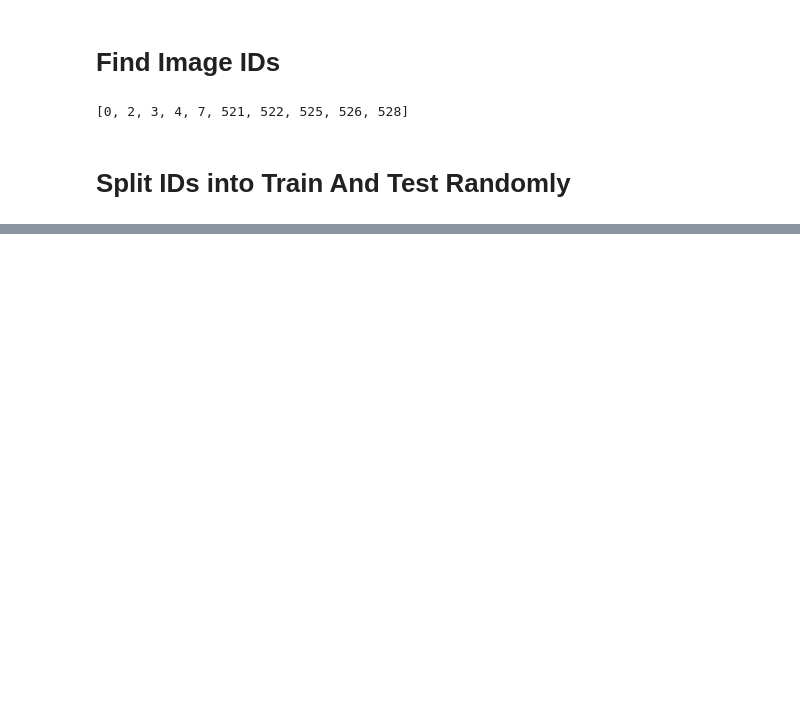
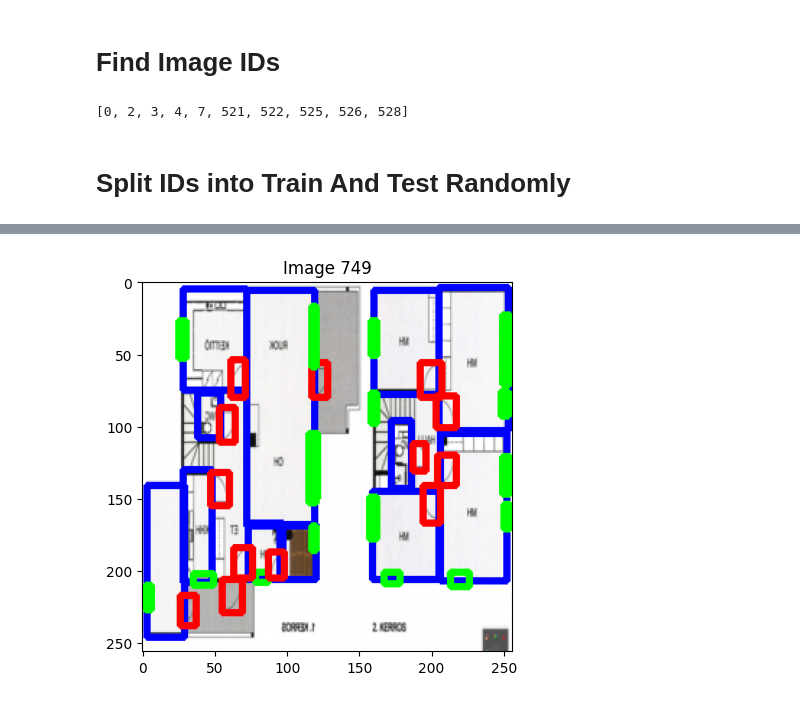
Before and after one commit to liduanken/ktp_bcu_floorplan_detection_task, a Jupyter notebook: detection.ipynb, the cells around one changed output, grey strips where cells are left out. Saved outputs shown, nothing was run; the diff lists cells and outputs as text; code cells hidden in the pictures; blank space fills up the shorter version.

Commit message:
Implement PyTorch Dataset

```diff
--- a/detection.ipynb
+++ b/detection.ipynb
@@ -94,12 +101,13 @@ img_ids[:10]
 # Split IDs into Train And Test Randomly
 # %%
 random.seed(0)
-total_samples = 6802
-img_ids = list(range(total_samples))
 random.shuffle(img_ids)
 test_ratio = 0.3
+total_samples = len(img_ids)
 num_train = round(total_samples * (1-test_ratio))
 train_ids = img_ids[:num_train]
 test_ids = img_ids[num_train:]
-train_ids[:10]
+print("total samples: %d" % len(img_ids))
+print("train samples: %d" % len(train_ids))
+print("test samples: %d" % len(test_ids))
 # %% [output]
@@ -110,0 +119,73 @@ test_ids[:10]
+# %%
+import torch
+import torchvision.transforms as transforms
+from torch.utils.data import Dataset, DataLoader
+
+transform = transforms.Compose([
+    transforms.ToTensor(),
+    transforms.Resize((256, 256))
+])
+
+class FloorplanDataset(Dataset):
+
+    def __init__(self, ids, transform=transform):
+        super().__init__()
+        self.ids = ids
+        self.transform = transform
+
+    def __len__(self) -> int:
+        return len(self.ids)
+
+    def __getitem__(self, i: int):
+
+        img_id = self.ids[i]
+        img, labels, boxes = get_data(img_id)
+        img = img / 255.0
+
+        if self.transform:
+            img = self.transform(img)
+            boxes = scale_box(boxes, width=img.shape[2], height = img.shape[1])
+
+        boxes = torch.as_tensor(boxes, dtype=torch.float32)
+        labels = torch.as_tensor(labels, dtype=torch.int8)
+        return img_id, img, labels, boxes
+
+
+train_set = FloorplanDataset(train_ids)
+test_set = FloorplanDataset(test_ids)
+
+def collate_fn(batch):
+    return zip(*batch)
+
+train_loader = DataLoader(
+    train_set,
+    batch_size=32,
+    # num_workers=8,
+    shuffle=False,
+    collate_fn = collate_fn
+)
+
+test_loader = DataLoader(
+    test_set,
+    batch_size=32,
+    # num_workers=8,
+    shuffle=False,
+    collate_fn = collate_fn
+)
+
+device = torch.device('cuda') if torch.cuda.is_available() else torch.device('cpu')
+
+# Test by plot 3 images from training set
+img_ids, imgs, labelss, boxess = next(iter(train_loader))
+
+count = 0
+for img_id, img, labels, boxes in zip(img_ids, imgs, labelss, boxess):
+    img = img.to(device).permute(1,2,0).cpu().numpy() * 255
+    img = img.astype(np.uint8).copy()
+    boxes = boxes.to(device).cpu().numpy().astype(np.uint32)
+    plot_data(img_id, img, labels, boxes)
+    count+=1
+    if count == 3:
+        break
+# %% [output]
+[figure, added]
```
Also changed, not shown: parts of 5 cells of this notebook.
